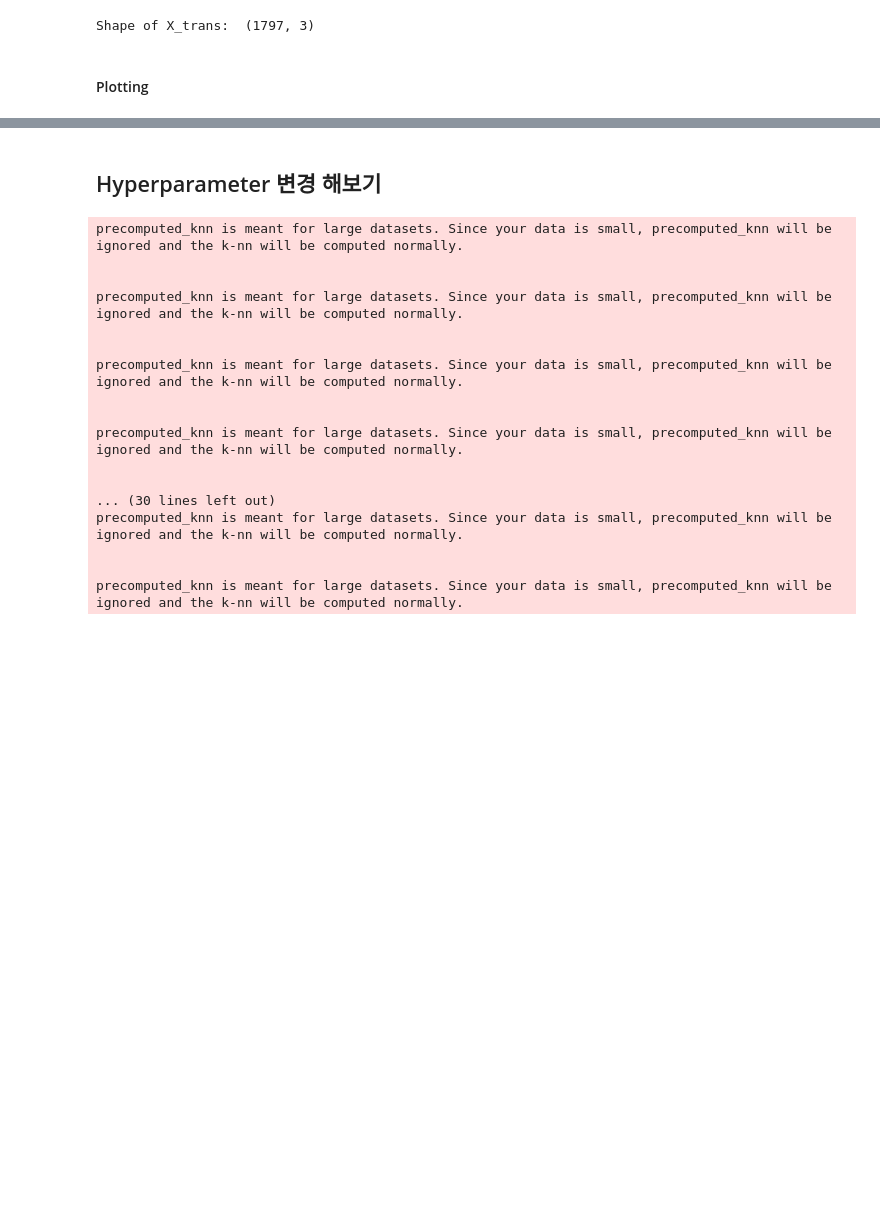
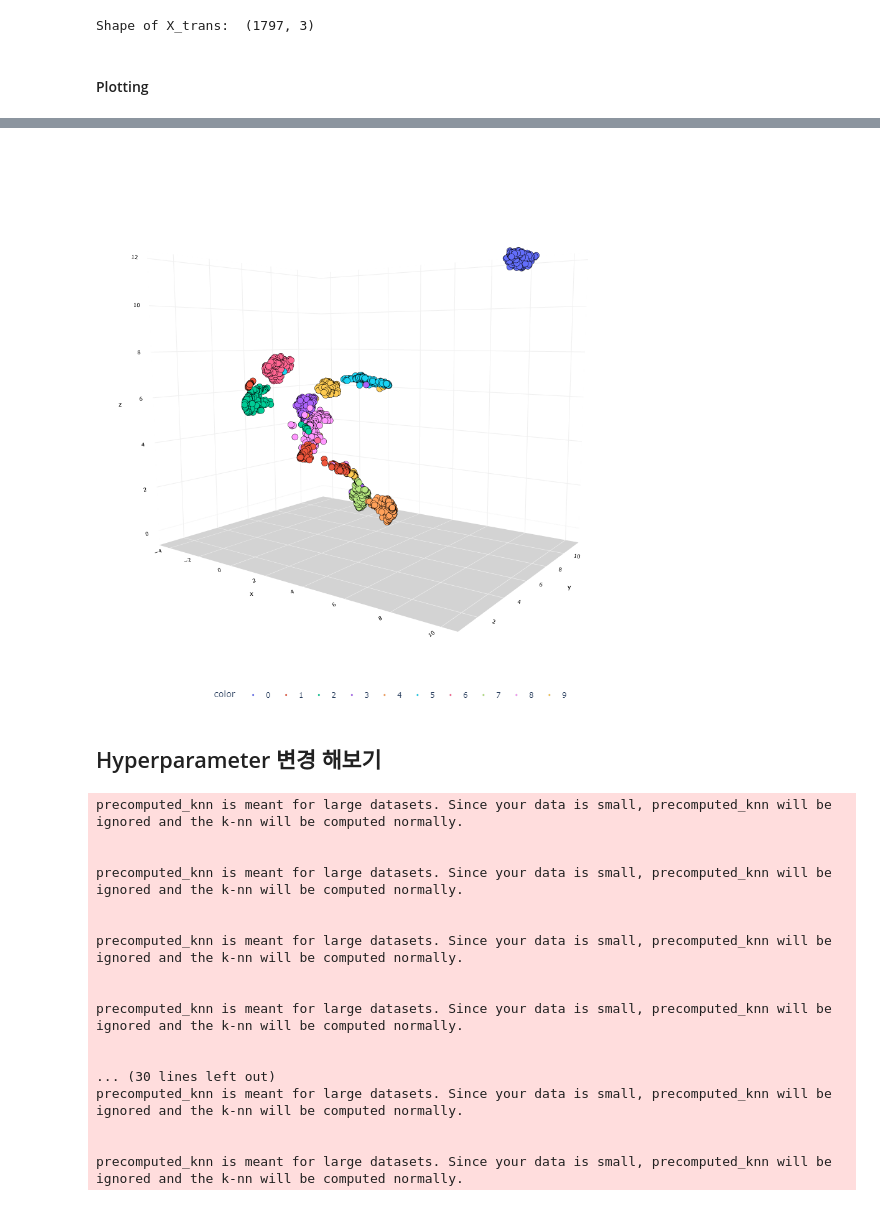
Before and after one commit to Moonmoonji/Business_Analytics-2022-, a Jupyter notebook: Dimensionality_Reduction/UMAP_Basic_Tutorial.ipynb, the cells around one changed output, grey strips where cells are left out. Drawn from its saved outputs; the diff is of its cells as text; code cells hidden in the pictures; blank space fills up the shorter version.

Commit message:
umap basic

```diff
--- a/Dimensionality_Reduction/UMAP_Basic_Tutorial.ipynb
+++ b/Dimensionality_Reduction/UMAP_Basic_Tutorial.ipynb
@@ -181,3 +178,8 @@ chart(X_trans,y)
+# %%
+# (3d 이미지 github 업로드시에는 보이지 않아서 사진으로 첨부합니다. raw file 다운 받으면 3d 이미지 좌표 조절해가며 확인할 수 있습니다)
+Image("umap3d.png")
+# %% [output]
+[figure, added]
 # %% [markdown]
 ## Hyperparameter 변경 해보기
 # %%
```
Also changed, not shown: parts of 2 cells of this notebook, 1 other file.
